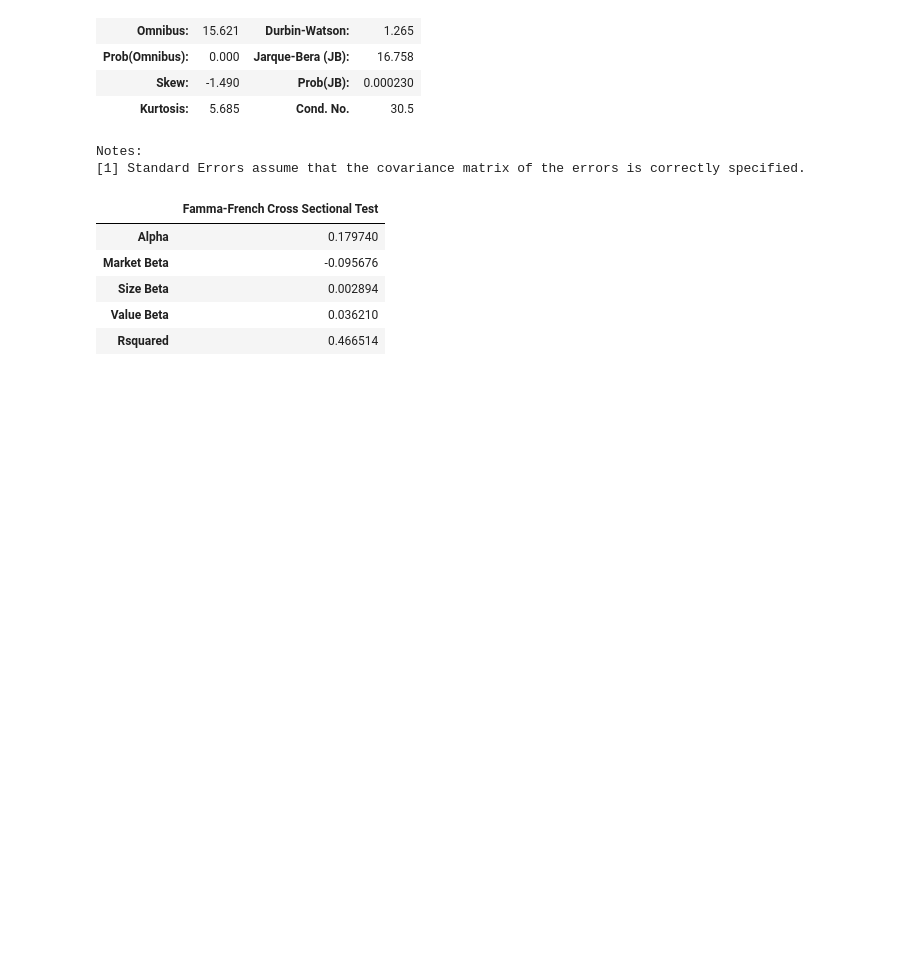
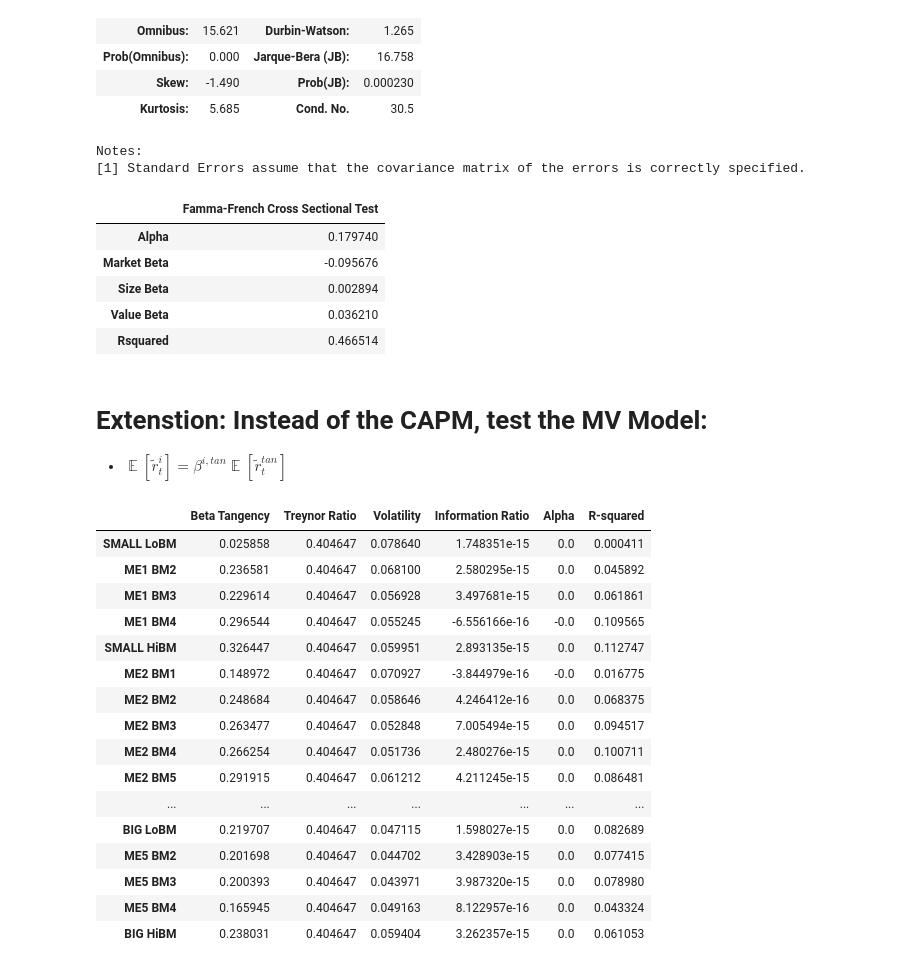
Before and after one commit to dcstein22/portfolio_theory, a Jupyter notebook: homework_4.ipynb, the cells around one changed output. Saved outputs shown, nothing was run; the diff lists cells and outputs as text; code cells hidden in the pictures; blank space fills up the shorter version.

```diff
--- a/homework_4.ipynb
+++ b/homework_4.ipynb
@@ -447,3 +447,49 @@ pd.DataFrame([Famma_3f_reg.params[0]*12,Famma_3f_reg.params[1]*12, Famma_3f_reg.
 | Size Beta | 0.002894 |
 | Value Beta | 0.036210 |
 | Rsquared | 0.466514 |
+# %% [markdown]
+# Extenstion: Instead of the CAPM, test the MV Model:
+
+- $\mathop{\mathbb{E}}[\tilde{r}^{i}_{t}] = \beta^{i,tan} \mathop{\mathbb{E}}[\tilde{r}^{tan}_{t}]$
+# %%
+port_ret_mean = portfolios.loc['1981':].mean()
+
+tan_port = tangency_portfolio_rfr(port_ret_mean,portfolios.loc['1981':].cov())
+tan_port = pd.DataFrame(tan_port, columns = ["Tangency Portfolio Weights"], index = portfolios.columns)
+tan_returns = (portfolios@tan_port).rename(columns = {"Tangency Portfolio Weights": "Tangency Returns"})
+# %%
+# Time Series Test
+factor = tan_returns.loc['1981':]
+tan_df = []
+
+for port in portfolios:
+    fund_returns = portfolios.loc['1981':][port]
+    reg = regression_based_performance(factor,fund_returns, 0)
+    fund_vol = (portfolios.loc['1981':][port]).std()
+    beta_tan = reg[0][0]
+    treynor_ratio = reg[1]
+    information_ratio = reg[2]
+    alpha = reg[3]
+    r_squared = reg[4]
+    tan_df.append(pd.DataFrame([[beta_tan,treynor_ratio,fund_vol, information_ratio,alpha, r_squared]], columns = ['Beta Tangency','Treynor Ratio','Volatility','Information Ratio','Alpha','R-squared'], index = [port]))
+# %%
+tan_data = pd.concat(tan_df)
+tan_data
+# %% [output]
+|  | Beta Tangency | Treynor Ratio | Volatility | Information Ratio | Alpha | R-squared |
+| SMALL LoBM | 0.025858 | 0.404647 | 0.078640 | 1.748351e-15 | 0.0 | 0.000411 |
+| ME1 BM2 | 0.236581 | 0.404647 | 0.068100 | 2.580295e-15 | 0.0 | 0.045892 |
+| ME1 BM3 | 0.229614 | 0.404647 | 0.056928 | 3.497681e-15 | 0.0 | 0.061861 |
+| ME1 BM4 | 0.296544 | 0.404647 | 0.055245 | -6.556166e-16 | -0.0 | 0.109565 |
+| SMALL HiBM | 0.326447 | 0.404647 | 0.059951 | 2.893135e-15 | 0.0 | 0.112747 |
+| ME2 BM1 | 0.148972 | 0.404647 | 0.070927 | -3.844979e-16 | -0.0 | 0.016775 |
+| ME2 BM2 | 0.248684 | 0.404647 | 0.058646 | 4.246412e-16 | 0.0 | 0.068375 |
+| ME2 BM3 | 0.263477 | 0.404647 | 0.052848 | 7.005494e-15 | 0.0 | 0.094517 |
+| ME2 BM4 | 0.266254 | 0.404647 | 0.051736 | 2.480276e-15 | 0.0 | 0.100711 |
+| ME2 BM5 | 0.291915 | 0.404647 | 0.061212 | 4.211245e-15 | 0.0 | 0.086481 |
+| ... | ... | ... | ... | ... | ... | ... |
+| BIG LoBM | 0.219707 | 0.404647 | 0.047115 | 1.598027e-15 | 0.0 | 0.082689 |
+| ME5 BM2 | 0.201698 | 0.404647 | 0.044702 | 3.428903e-15 | 0.0 | 0.077415 |
+| ME5 BM3 | 0.200393 | 0.404647 | 0.043971 | 3.987320e-15 | 0.0 | 0.078980 |
+| ME5 BM4 | 0.165945 | 0.404647 | 0.049163 | 8.122957e-16 | 0.0 | 0.043324 |
+| BIG HiBM | 0.238031 | 0.404647 | 0.059404 | 3.262357e-15 | 0.0 | 0.061053 |
```
Also changed, not shown: parts of 4 cells of this notebook, 1 other file.
